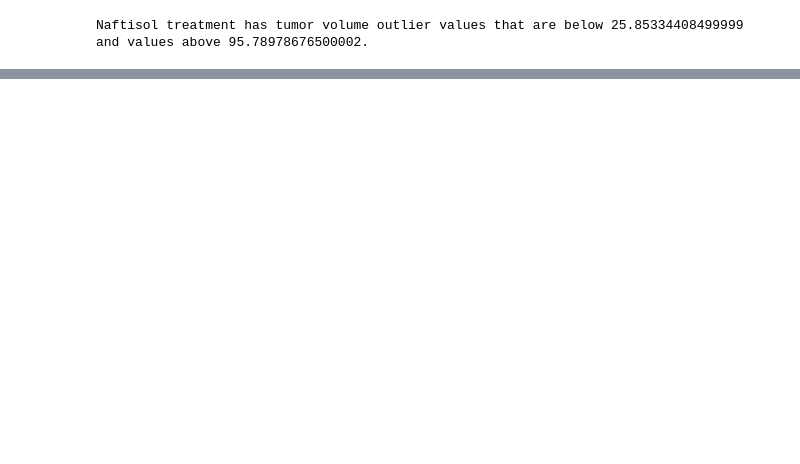
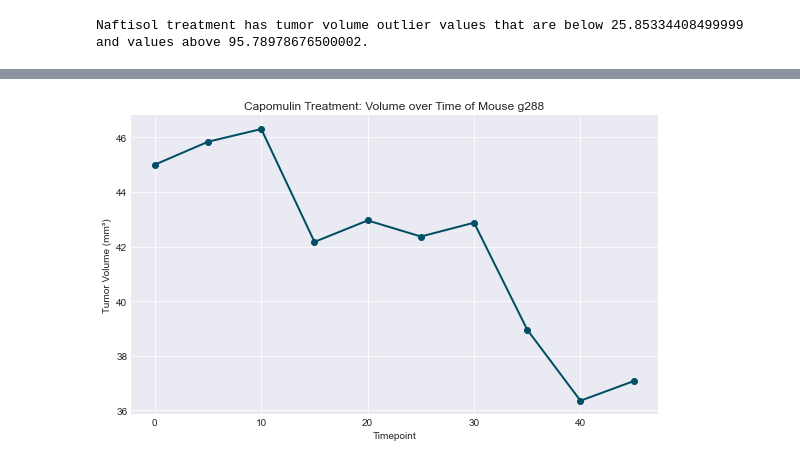
Before and after one commit to mathewqpmiller/Matplotlib-Pymaceuticals_Analysis, a Jupyter notebook: Matplotlib_Pharmaceuticals_Analysis.ipynb, the cells around one changed output, grey strips where cells are left out. Saved outputs shown, nothing was run; the diff lists cells and outputs as text; code cells hidden in the pictures; blank space fills up the shorter version.

```diff
--- a/Matplotlib_Pharmaceuticals_Analysis.ipynb
+++ b/Matplotlib_Pharmaceuticals_Analysis.ipynb
@@ -872,0 +904,33 @@ plt.show()
+# %%
+# My custom line chart
+
+import matplotlib.pyplot as plt
+
+# Define variables for the axes
+x_axis = capomulin_line["Timepoint"]
+tumor_volume = capomulin_line["Tumor Volume (mm3)"]
+
+# Set a custom color (choose from your palette)
+custom_color = "#004E64"  # Example: blue from a custom palette
+
+# Set figure size for Jupyter Notebook
+plt.figure(figsize=(8, 5))
+
+# Plot the chart with customizations
+plt.plot(x_axis, tumor_volume, color=custom_color, linewidth=2, marker='o', markersize=6)
+
+# Add chart elements
+plt.title('Capomulin Treatment: Volume over Time of Mouse g288')
+plt.xlabel('Timepoint')
+plt.ylabel('Tumor Volume (mm³)')
+
+# Optional: Improve layout
+plt.tight_layout()
+
+# Save the figure to the "images" folder
+plt.savefig("images/capomulin_tumor_volume_over_time.png")
+
+# Display the chart
+plt.show()
+# %% [output]
+[figure, added]
```
Also changed, not shown: parts of 13 cells of this notebook, 6 other files.
